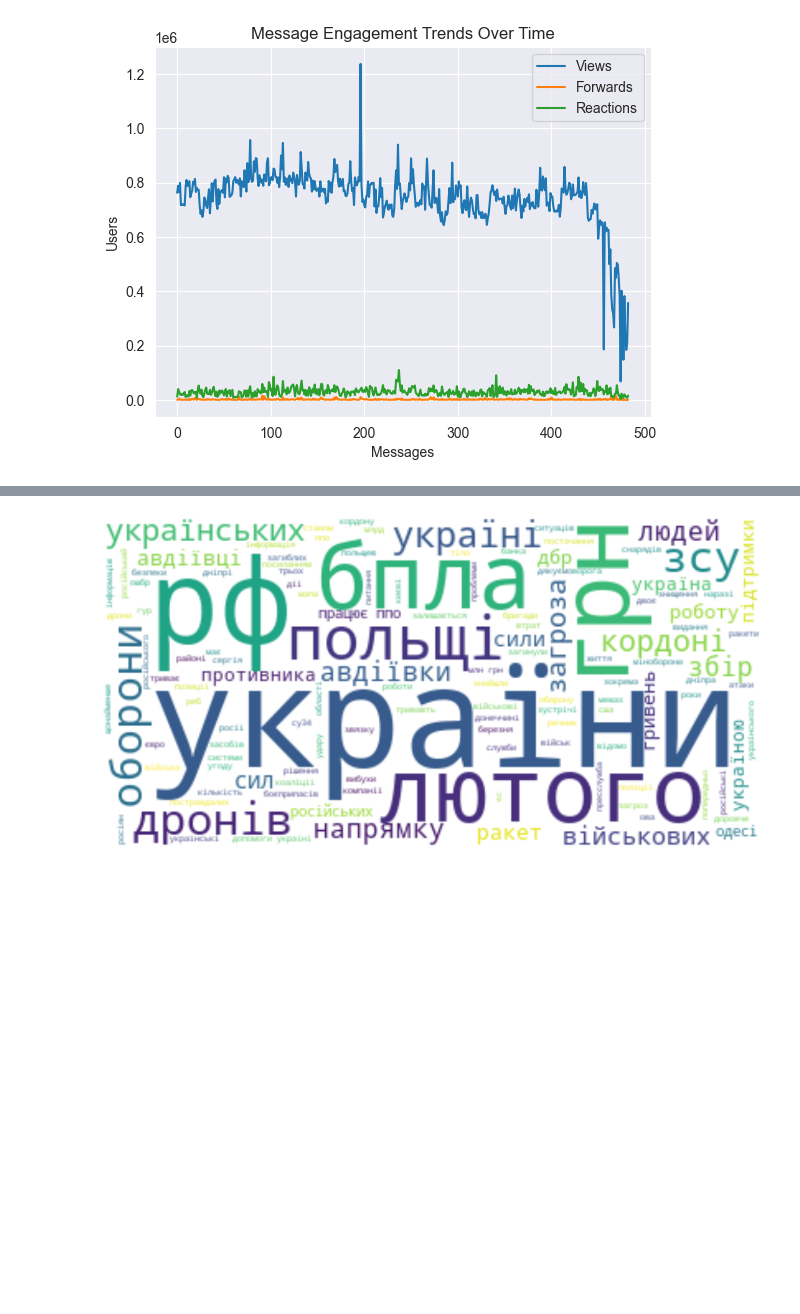
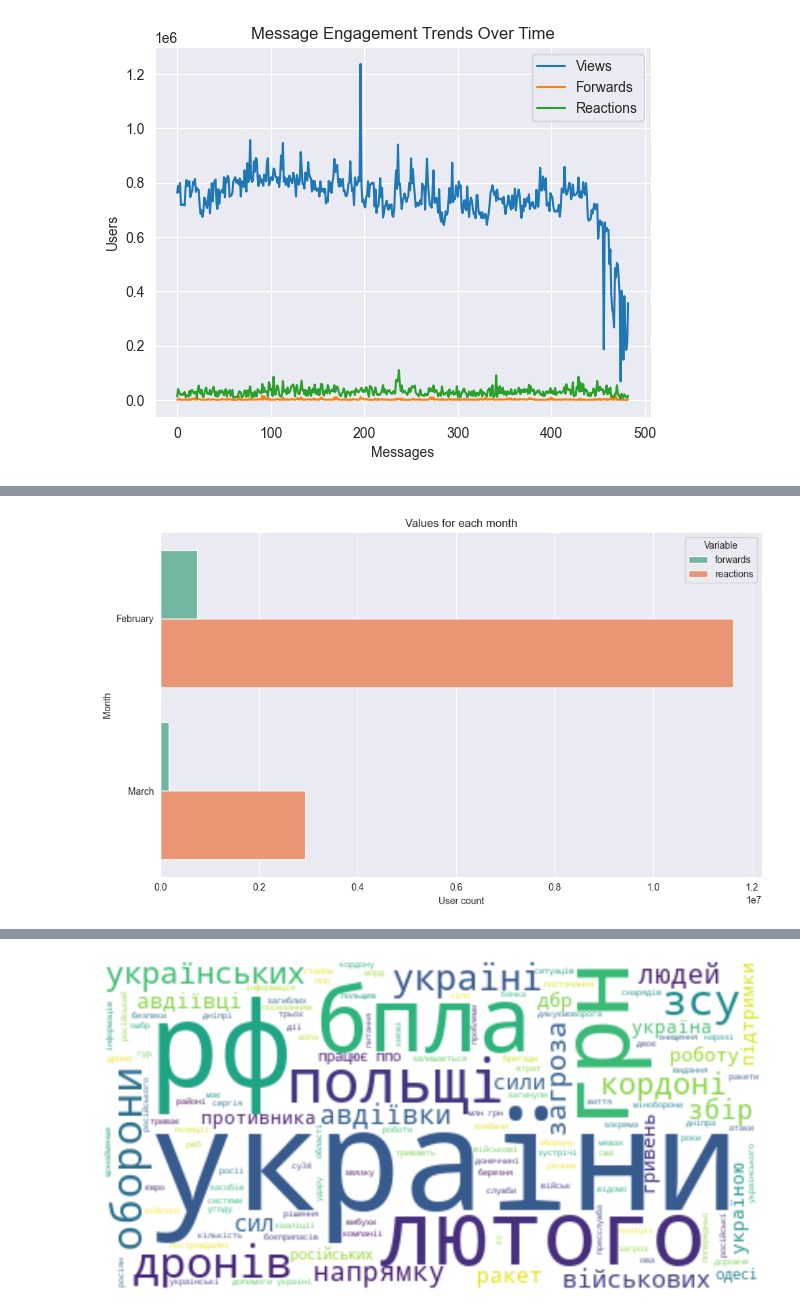
Before and after one commit to CESSIDY/telegram-analytic-dashboard, a Jupyter notebook: src/web_app/analytics_notebook.ipynb, the cells around one changed output, grey strips where cells are left out. Saved outputs shown, nothing was run; the diff lists cells and outputs as text; code cells hidden in the pictures; blank space fills up the shorter version.

Commit message:
- feat(web-app): added new chart at 'message_engagement_charts_component';

```diff
--- a/src/web_app/analytics_notebook.ipynb
+++ b/src/web_app/analytics_notebook.ipynb
@@ -50,3 +61,24 @@ plt.show()
+# %%
+# Message Engagement Trends Over Time
+# Dynamic variables: included_columns, is_group_by_date
+messages_df = db_telegram_loader.get_messages_df_by_channel_id(current_channel_id)[:-most_recent_messages_split]
+included_columns = {'forwards': 'Forwards', 'reactions': 'Reactions'}
+x = range(len(messages_df))
+
+messages_df = messages_df.groupby(['month'])[list(included_columns.keys())].sum().reset_index()
+df_melted = messages_df.melt(id_vars=['month'], value_vars=list(included_columns.keys()), var_name='actions', value_name='users_count')
+
+# Plotting
+plt.figure(figsize=(10, 6))
+sns.barplot(data=df_melted, y='month', x='users_count', hue='actions', palette='Set2', orient='h')
+plt.title('User actions count for each month')
+plt.ylabel('Month')
+plt.xlabel('User count')
+plt.legend(title='Variable')
+plt.tight_layout()
+plt.show()
+# %% [output]
+[figure, added]
 # %%
 messages_df = db_telegram_loader.get_messages_df_by_channel_id(current_channel_id)[:-most_recent_messages_split]
 
```
Also changed, not shown: parts of 5 cells of this notebook, 2 other files.
